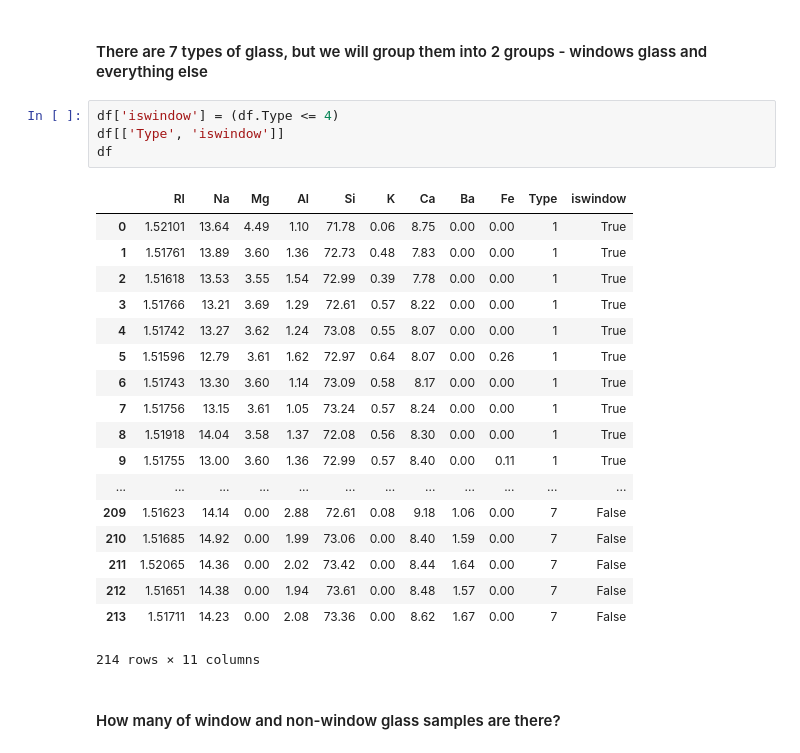
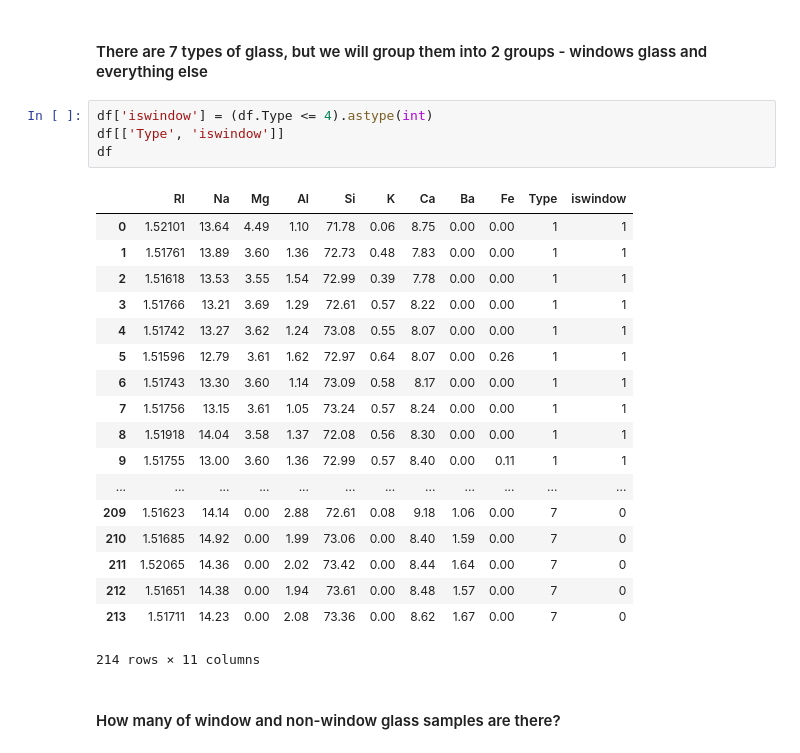
Before and after one commit to duch11/ML1, a Jupyter notebook: exercises/glass_identification.ipynb, the cells around one changed output. Saved outputs shown, nothing was run; the diff lists cells and outputs as text.

```diff
--- a/exercises/glass_identification.ipynb
+++ b/exercises/glass_identification.ipynb
@@ -65,27 +64,27 @@ dtype: float64
 # %% [markdown]
 #### There are 7 types of glass, but we will group them into 2 groups - windows glass and everything else
 # %%
-df['iswindow'] = (df.Type <= 4)
+df['iswindow'] = (df.Type <= 4).astype(int)
 df[['Type', 'iswindow']]
 df
 # %% [output]
 |  | RI | Na | Mg | Al | Si | K | Ca | Ba | Fe | Type | iswindow |
-| 0 | 1.52101 | 13.64 | 4.49 | 1.10 | 71.78 | 0.06 | 8.75 | 0.00 | 0.00 | 1 | True |
-| 1 | 1.51761 | 13.89 | 3.60 | 1.36 | 72.73 | 0.48 | 7.83 | 0.00 | 0.00 | 1 | True |
-| 2 | 1.51618 | 13.53 | 3.55 | 1.54 | 72.99 | 0.39 | 7.78 | 0.00 | 0.00 | 1 | True |
-| 3 | 1.51766 | 13.21 | 3.69 | 1.29 | 72.61 | 0.57 | 8.22 | 0.00 | 0.00 | 1 | True |
-| 4 | 1.51742 | 13.27 | 3.62 | 1.24 | 73.08 | 0.55 | 8.07 | 0.00 | 0.00 | 1 | True |
-| 5 | 1.51596 | 12.79 | 3.61 | 1.62 | 72.97 | 0.64 | 8.07 | 0.00 | 0.26 | 1 | True |
-| 6 | 1.51743 | 13.30 | 3.60 | 1.14 | 73.09 | 0.58 | 8.17 | 0.00 | 0.00 | 1 | True |
-| 7 | 1.51756 | 13.15 | 3.61 | 1.05 | 73.24 | 0.57 | 8.24 | 0.00 | 0.00 | 1 | True |
-| 8 | 1.51918 | 14.04 | 3.58 | 1.37 | 72.08 | 0.56 | 8.30 | 0.00 | 0.00 | 1 | True |
-| 9 | 1.51755 | 13.00 | 3.60 | 1.36 | 72.99 | 0.57 | 8.40 | 0.00 | 0.11 | 1 | True |
+| 0 | 1.52101 | 13.64 | 4.49 | 1.10 | 71.78 | 0.06 | 8.75 | 0.00 | 0.00 | 1 | 1 |
+| 1 | 1.51761 | 13.89 | 3.60 | 1.36 | 72.73 | 0.48 | 7.83 | 0.00 | 0.00 | 1 | 1 |
+| 2 | 1.51618 | 13.53 | 3.55 | 1.54 | 72.99 | 0.39 | 7.78 | 0.00 | 0.00 | 1 | 1 |
+| 3 | 1.51766 | 13.21 | 3.69 | 1.29 | 72.61 | 0.57 | 8.22 | 0.00 | 0.00 | 1 | 1 |
+| 4 | 1.51742 | 13.27 | 3.62 | 1.24 | 73.08 | 0.55 | 8.07 | 0.00 | 0.00 | 1 | 1 |
+| 5 | 1.51596 | 12.79 | 3.61 | 1.62 | 72.97 | 0.64 | 8.07 | 0.00 | 0.26 | 1 | 1 |
+| 6 | 1.51743 | 13.30 | 3.60 | 1.14 | 73.09 | 0.58 | 8.17 | 0.00 | 0.00 | 1 | 1 |
+| 7 | 1.51756 | 13.15 | 3.61 | 1.05 | 73.24 | 0.57 | 8.24 | 0.00 | 0.00 | 1 | 1 |
+| 8 | 1.51918 | 14.04 | 3.58 | 1.37 | 72.08 | 0.56 | 8.30 | 0.00 | 0.00 | 1 | 1 |
+| 9 | 1.51755 | 13.00 | 3.60 | 1.36 | 72.99 | 0.57 | 8.40 | 0.00 | 0.11 | 1 | 1 |
 | ... | ... | ... | ... | ... | ... | ... | ... | ... | ... | ... | ... |
-| 209 | 1.51623 | 14.14 | 0.00 | 2.88 | 72.61 | 0.08 | 9.18 | 1.06 | 0.00 | 7 | False |
-| 210 | 1.51685 | 14.92 | 0.00 | 1.99 | 73.06 | 0.00 | 8.40 | 1.59 | 0.00 | 7 | False |
-| 211 | 1.52065 | 14.36 | 0.00 | 2.02 | 73.42 | 0.00 | 8.44 | 1.64 | 0.00 | 7 | False |
-| 212 | 1.51651 | 14.38 | 0.00 | 1.94 | 73.61 | 0.00 | 8.48 | 1.57 | 0.00 | 7 | False |
-| 213 | 1.51711 | 14.23 | 0.00 | 2.08 | 73.36 | 0.00 | 8.62 | 1.67 | 0.00 | 7 | False |
+| 209 | 1.51623 | 14.14 | 0.00 | 2.88 | 72.61 | 0.08 | 9.18 | 1.06 | 0.00 | 7 | 0 |
+| 210 | 1.51685 | 14.92 | 0.00 | 1.99 | 73.06 | 0.00 | 8.40 | 1.59 | 0.00 | 7 | 0 |
+| 211 | 1.52065 | 14.36 | 0.00 | 2.02 | 73.42 | 0.00 | 8.44 | 1.64 | 0.00 | 7 | 0 |
+| 212 | 1.51651 | 14.38 | 0.00 | 1.94 | 73.61 | 0.00 | 8.48 | 1.57 | 0.00 | 7 | 0 |
+| 213 | 1.51711 | 14.23 | 0.00 | 2.08 | 73.36 | 0.00 | 8.62 | 1.67 | 0.00 | 7 | 0 |
 214 rows × 11 columns
 # %% [markdown]
 #### How many of window and non-window glass samples are there?
```
Also changed, not shown: parts of 12 cells of this notebook.
